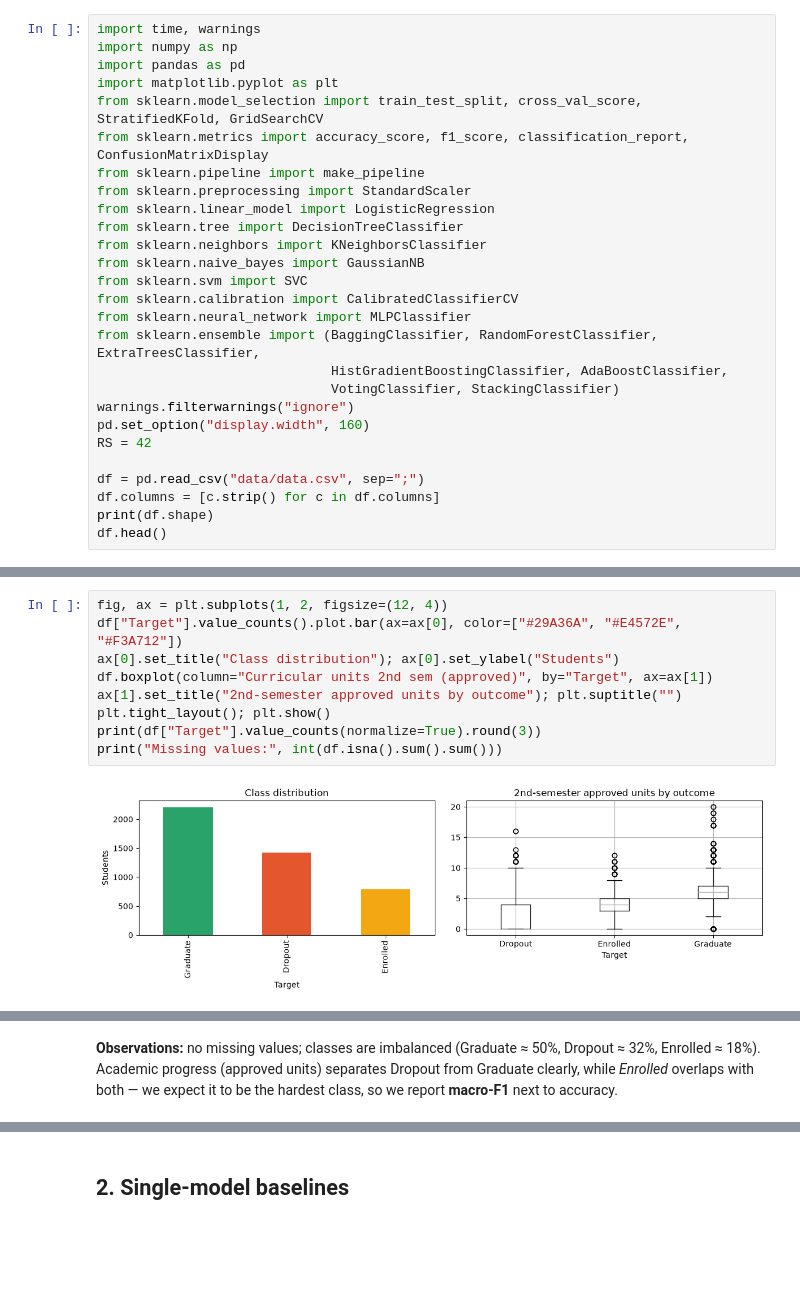
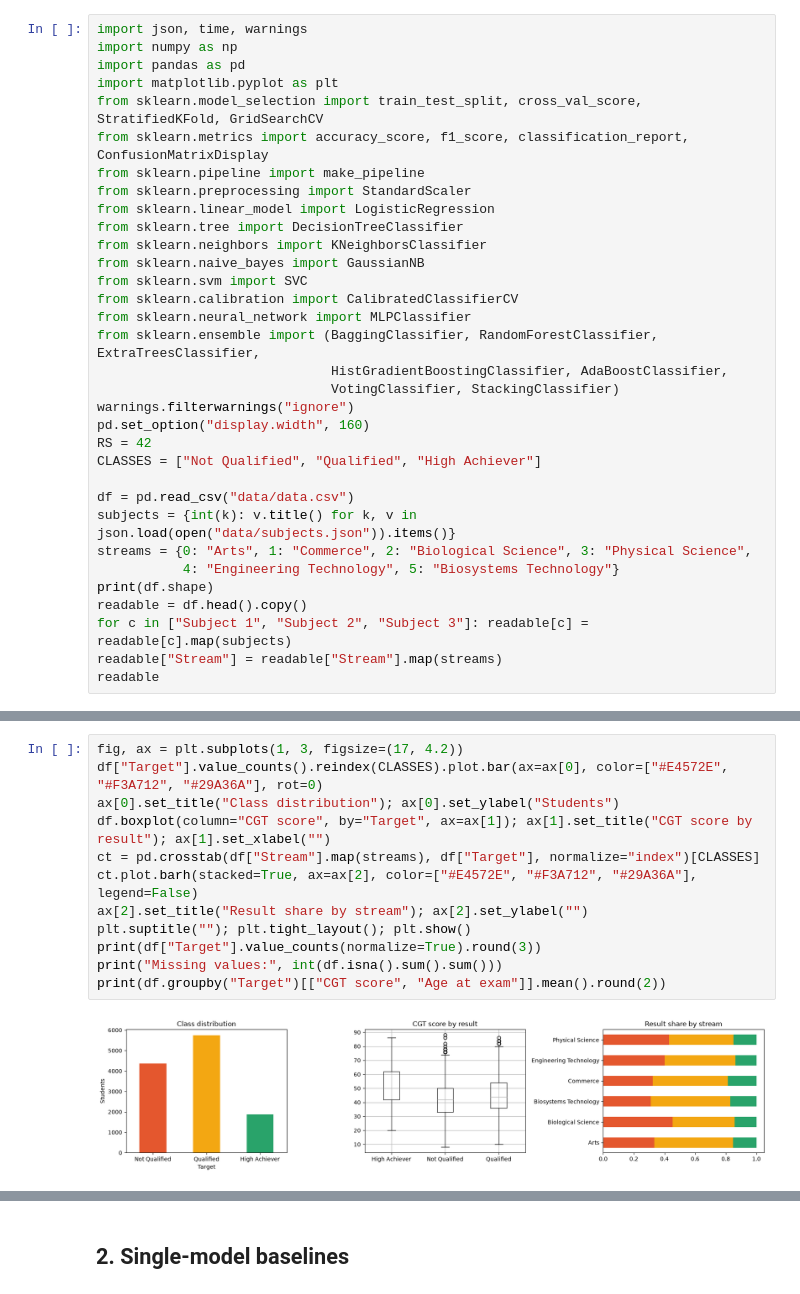
Before and after one commit to ManukaPathirana/student-performance-app, a Jupyter notebook: Ensemble_Learning_Student_Performance.ipynb, the cells around one changed output, grey strips where cells are left out. Cells and saved outputs as stored; diff of their text form; blank space fills up the shorter version.

```diff
--- a/Ensemble_Learning_Student_Performance.ipynb
+++ b/Ensemble_Learning_Student_Performance.ipynb
@@ -22,5 +35,5 @@ Realinho et al., 2021, CC BY 4.0) — 4,424 students, 36 attributes (demographic
 # %%
-import time, warnings
+import json, time, warnings
 import numpy as np
 import pandas as pd
 import matplotlib.pyplot as plt
@@ -41,9 +54,15 @@ from sklearn.ensemble import (BaggingClassifier, RandomForestClassifier, ExtraTr
 warnings.filterwarnings("ignore")
 pd.set_option("display.width", 160)
 RS = 42
+CLASSES = ["Not Qualified", "Qualified", "High Achiever"]
 
-df = pd.read_csv("data/data.csv", sep=";")
-df.columns = [c.strip() for c in df.columns]
+df = pd.read_csv("data/data.csv")
+subjects = {int(k): v.title() for k, v in json.load(open("data/subjects.json")).items()}
+streams = {0: "Arts", 1: "Commerce", 2: "Biological Science", 3: "Physical Science",
+           4: "Engineering Technology", 5: "Biosystems Technology"}
 print(df.shape)
-df.head()
+readable = df.head().copy()
+for c in ["Subject 1", "Subject 2", "Subject 3"]: readable[c] = readable[c].map(subjects)
+readable["Stream"] = readable["Stream"].map(streams)
+readable
 # %% [output]
@@ -59,12 +76,15 @@ Matplotlib is building the font cache; this may take a moment.
 # %%
-fig, ax = plt.subplots(1, 2, figsize=(12, 4))
-df["Target"].value_counts().plot.bar(ax=ax[0], color=["#29A36A", "#E4572E", "#F3A712"])
+fig, ax = plt.subplots(1, 3, figsize=(17, 4.2))
+df["Target"].value_counts().reindex(CLASSES).plot.bar(ax=ax[0], color=["#E4572E", "#F3A712", "#29A36A"], rot=0)
 ax[0].set_title("Class distribution"); ax[0].set_ylabel("Students")
-df.boxplot(column="Curricular units 2nd sem (approved)", by="Target", ax=ax[1])
-ax[1].set_title("2nd-semester approved units by outcome"); plt.suptitle("")
-plt.tight_layout(); plt.show()
+df.boxplot(column="CGT score", by="Target", ax=ax[1]); ax[1].set_title("CGT score by result"); ax[1].set_xlabel("")
+ct = pd.crosstab(df["Stream"].map(streams), df["Target"], normalize="index")[CLASSES]
+ct.plot.barh(stacked=True, ax=ax[2], color=["#E4572E", "#F3A712", "#29A36A"], legend=False)
+ax[2].set_title("Result share by stream"); ax[2].set_ylabel("")
+plt.suptitle(""); plt.tight_layout(); plt.show()
 print(df["Target"].value_counts(normalize=True).round(3))
 print("Missing values:", int(df.isna().sum().sum()))
+print(df.groupby("Target")[["CGT score", "Age at exam"]].mean().round(2))
 # %% [output]
-[figure, old version]
+[figure, new version]
 Target
@@ -76,5 +100,0 @@ Missing values: 0
-# %% [markdown]
-**Observations:** no missing values; classes are imbalanced (Graduate ≈ 50%, Dropout ≈ 32%,
-Enrolled ≈ 18%). Academic progress (approved units) separates Dropout from Graduate clearly, while
-*Enrolled* overlaps with both — we expect it to be the hardest class, so we report **macro-F1**
-next to accuracy.
```
Also changed, not shown: parts of 31 cells of this notebook, 10 other files.
